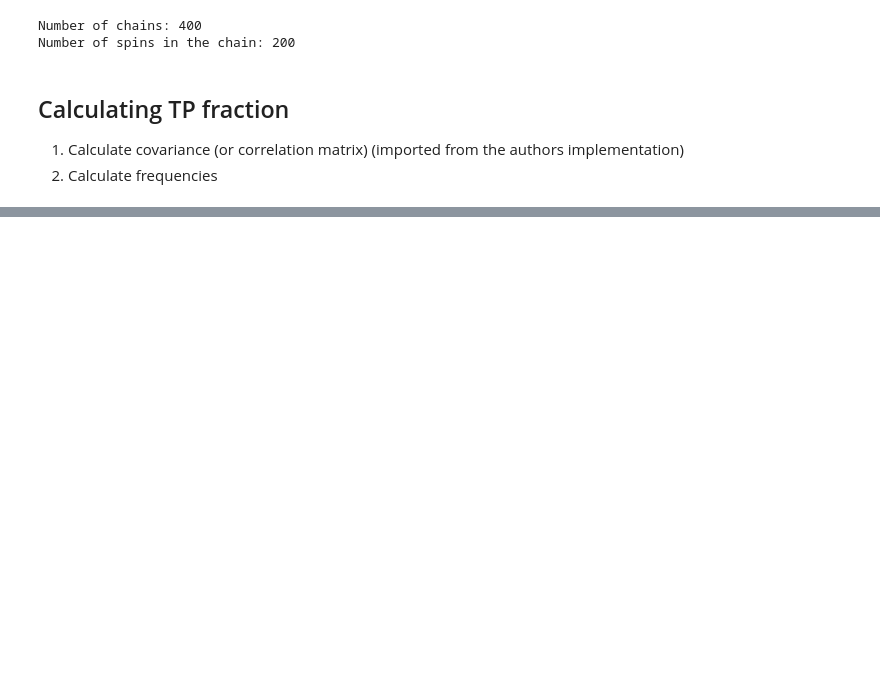
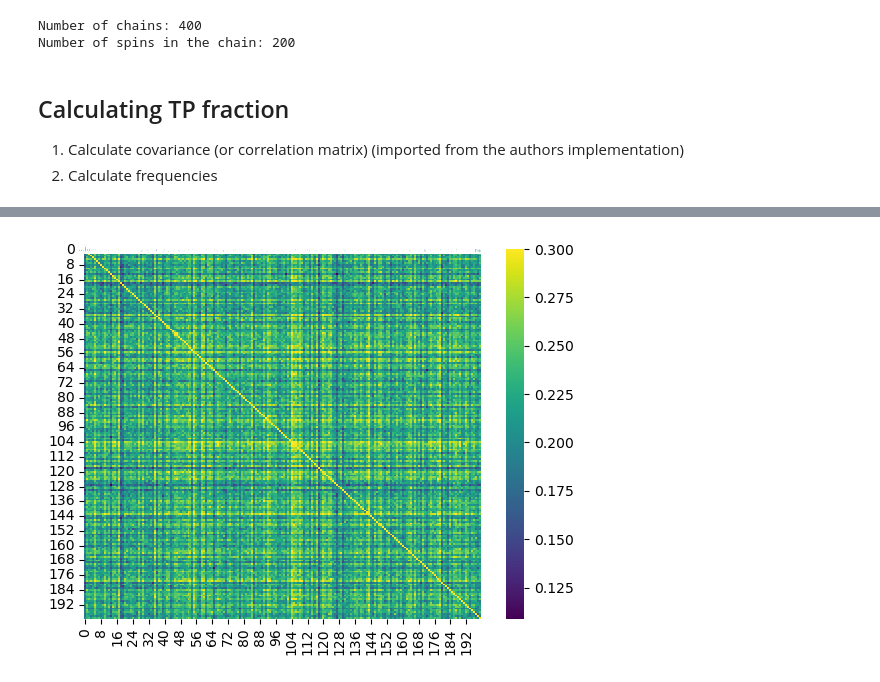
Before and after one commit to marindigen/semester-project-II, a Jupyter notebook: met_hast_correct.ipynb, the cells around one changed output, grey strips where cells are left out. Cells and saved outputs as stored; diff of their text form; code cells hidden in the pictures; blank space fills up the shorter version.

```diff
--- a/met_hast_correct.ipynb
+++ b/met_hast_correct.ipynb
@@ -255,0 +264,6 @@ MI(coupled_frequency(initial_chains, 0.5), calc_frequency(final_chains, 0.5))
+# %%
+plt.figure()
+sns.heatmap(np.array(corr_mat), vmax = 0.3, cmap='viridis', annot=True)
+plt.show()
+# %% [output]
+[figure, added]
```
Also changed, not shown: parts of 15 cells of this notebook.
